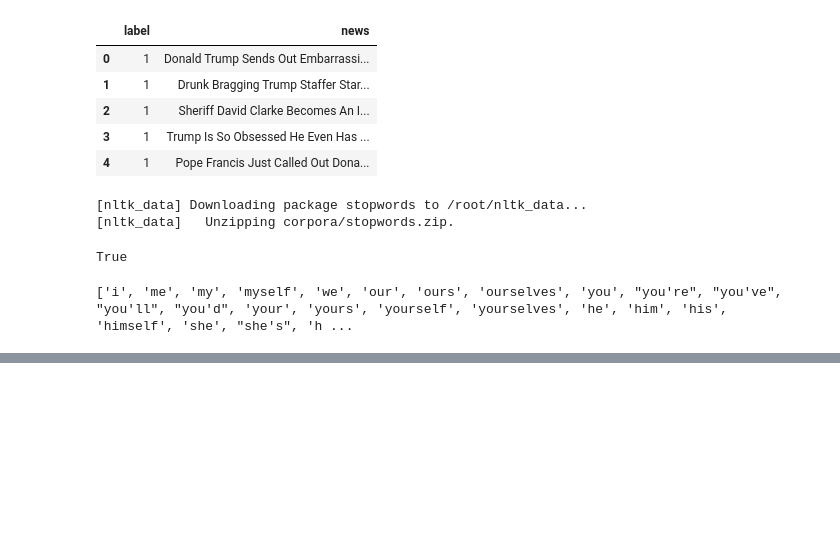
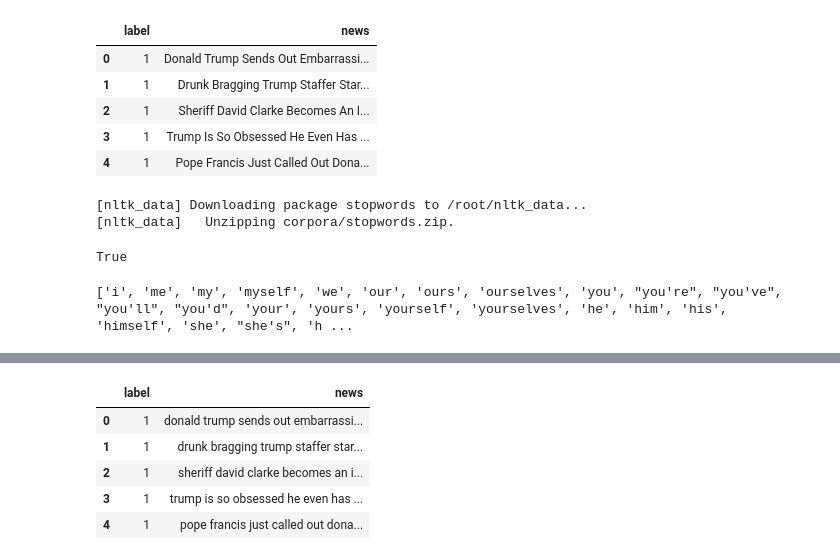
Before and after one commit to arijeetchoudhury100/fake_news_detection, a Jupyter notebook: real_fake_news.ipynb, the cells around one changed output, grey strips where cells are left out. Drawn from its saved outputs; the diff is of its cells as text; code cells hidden in the pictures; blank space fills up the shorter version.

```diff
--- a/real_fake_news.ipynb
+++ b/real_fake_news.ipynb
@@ -204,0 +205,11 @@ news_data.head(10)
+# %%
+#convert words to lower case
+news_data['news'] = news_data['news'].apply(lambda word : word.lower())
+news_data.head()
+# %% [output]
+|  | label | news |
+| 0 | 1 | donald trump sends out embarrassi... |
+| 1 | 1 | drunk bragging trump staffer star... |
+| 2 | 1 | sheriff david clarke becomes an i... |
+| 3 | 1 | trump is so obsessed he even has ... |
+| 4 | 1 | pope francis just called out dona... |
```
Also changed, not shown: parts of 5 cells of this notebook.
